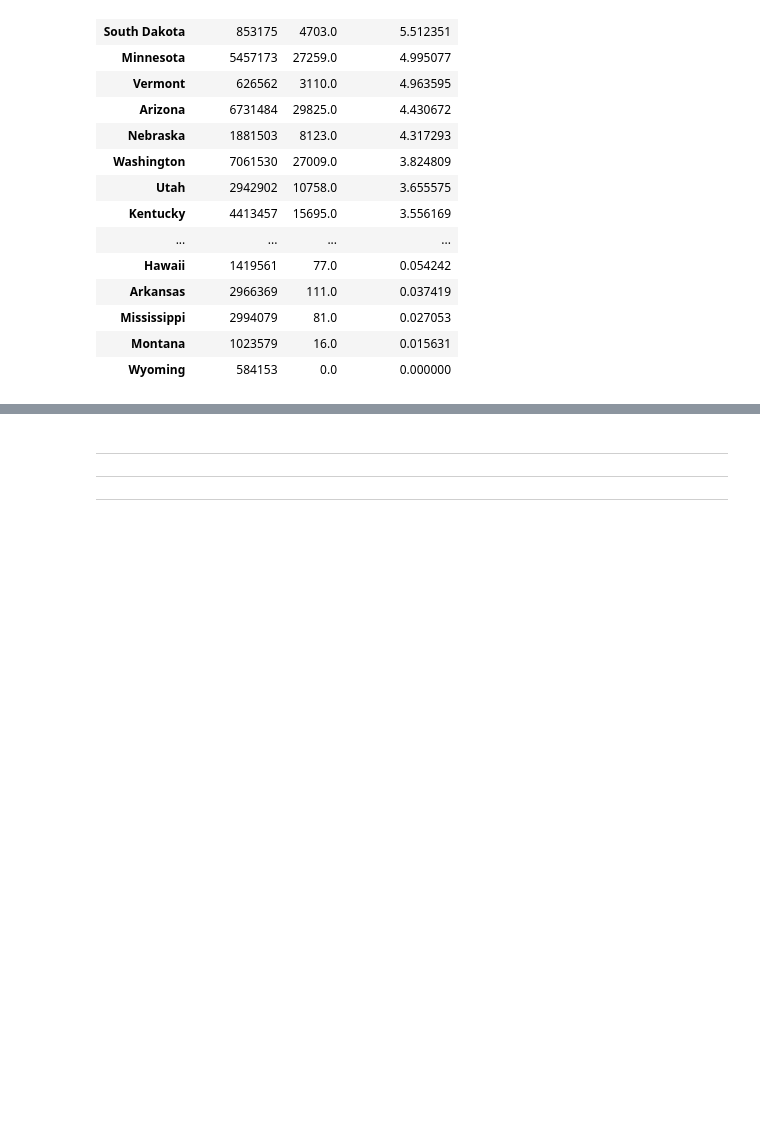
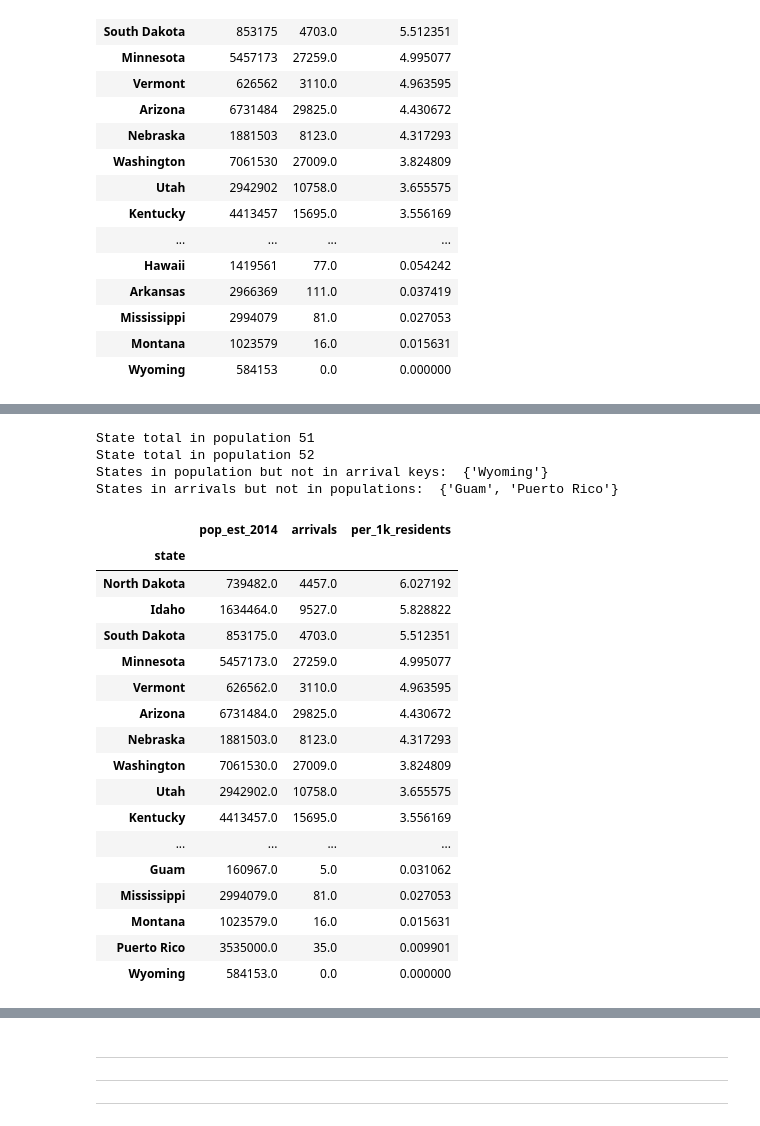
Before and after one commit to swkasica/2015-11-refugees-in-the-united-states, a Jupyter notebook: notebooks/us-refugee-analysis.ipynb, the cells around one changed output, grey strips where cells are left out. Saved outputs shown, nothing was run; the diff lists cells and outputs as text; code cells hidden in the pictures; blank space fills up the shorter version.

```diff
--- a/notebooks/us-refugee-analysis.ipynb
+++ b/notebooks/us-refugee-analysis.ipynb
@@ -261,0 +270,46 @@ pass
+# %%
+# Added by Steve, This code performs an outer (left) join,
+# so were any states excluded from the joining?
+#
+print('State total in population:', len(kas_1.index))
+print('State total in population:', len(kas_2.index))
+print('States in population but not in arrival keys: ', set(kas_1.index).difference(set(kas_2.index)))
+print('States in arrivals but not in populations: ', set(kas_2.index).difference(set(kas_1.index)))
+# %% [output]
+State total in population 51
+State total in population 52
+States in population but not in arrival keys:  {'Wyoming'}
+States in arrivals but not in populations:  {'Guam', 'Puerto Rico'}
+# %%
+# Added by Steve, what if we added Puerto Rico and Guam to the results?
+#
+#
+kas_populations = state_populations.copy()
+kas_populations.loc['Puerto Rico', 'pop_est_2014'] = 3535000.0 # According to US Census Bureau
+kas_populations.loc['Guam', 'pop_est_2014'] = 160967.0  # According to US Census Bureau
+
+kas_all_by_state = pd.DataFrame(kas_populations["pop_est_2014"]).join(pd.DataFrame({
+    "arrivals": by_destination.groupby("dest_state")["arrivals"].sum(),
+})).fillna(0)
+
+kas_all_by_state["per_1k_residents"] = kas_all_by_state["arrivals"] * 1000.0 / kas_all_by_state["pop_est_2014"]
+kas_all_by_state.sort_values("per_1k_residents", ascending=False)
+# %% [output]
+|  | pop_est_2014 | arrivals | per_1k_residents |
+| state |  |  |  |
+| North Dakota | 739482.0 | 4457.0 | 6.027192 |
+| Idaho | 1634464.0 | 9527.0 | 5.828822 |
+| South Dakota | 853175.0 | 4703.0 | 5.512351 |
+| Minnesota | 5457173.0 | 27259.0 | 4.995077 |
+| Vermont | 626562.0 | 3110.0 | 4.963595 |
+| Arizona | 6731484.0 | 29825.0 | 4.430672 |
+| Nebraska | 1881503.0 | 8123.0 | 4.317293 |
+| Washington | 7061530.0 | 27009.0 | 3.824809 |
+| Utah | 2942902.0 | 10758.0 | 3.655575 |
+| Kentucky | 4413457.0 | 15695.0 | 3.556169 |
+| ... | ... | ... | ... |
+| Guam | 160967.0 | 5.0 | 0.031062 |
+| Mississippi | 2994079.0 | 81.0 | 0.027053 |
+| Montana | 1023579.0 | 16.0 | 0.015631 |
+| Puerto Rico | 3535000.0 | 35.0 | 0.009901 |
+| Wyoming | 584153.0 | 0.0 | 0.000000 |
```
Also changed, not shown: parts of 8 cells of this notebook.
